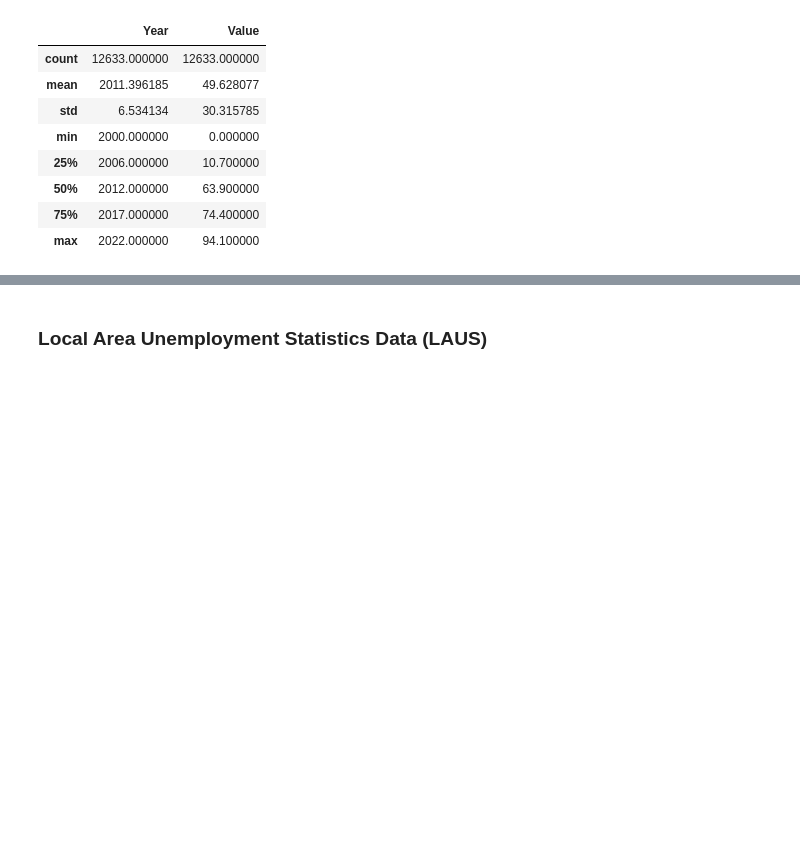
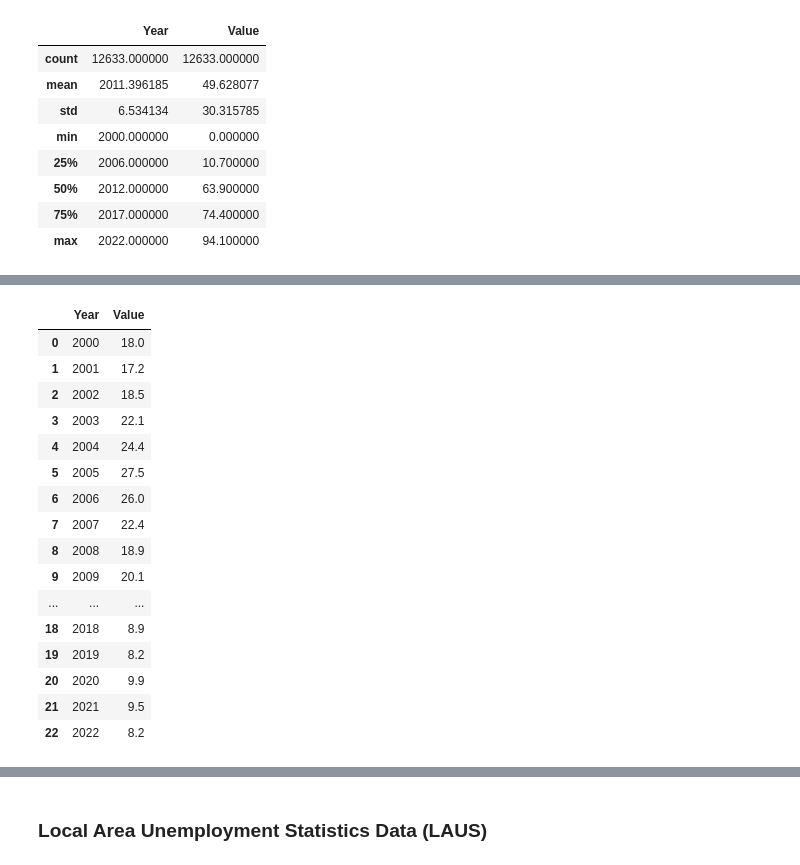
Before and after one commit to Kiirandeep/Capstone, a Jupyter notebook: Script/unemployment_kiran1.ipynb, the cells around one changed output, grey strips where cells are left out. Cells and saved outputs as stored; diff of their text form; code cells hidden in the pictures; blank space fills up the shorter version.

```diff
--- a/Script/unemployment_kiran1.ipynb
+++ b/Script/unemployment_kiran1.ipynb
@@ -67,0 +133,24 @@ plt.plot(oecd_all1['Year'],oecd_all1['Value' == 2012])
+# %%
+oecd_ger = oecd_all1.loc[oecd_all1.Country == 'Germany']
+oecd_ger = oecd_ger.loc[(oecd_ger.Rate== 'Unemployment rate') & (oecd_ger.Gender == 'Total')].reset_index(drop = True)
+
+oecd_ger = oecd_ger.groupby('Year')['Value'].sum().to_frame().reset_index()
+oecd_ger
+# %% [output]
+|  | Year | Value |
+| 0 | 2000 | 18.0 |
+| 1 | 2001 | 17.2 |
+| 2 | 2002 | 18.5 |
+| 3 | 2003 | 22.1 |
+| 4 | 2004 | 24.4 |
+| 5 | 2005 | 27.5 |
+| 6 | 2006 | 26.0 |
+| 7 | 2007 | 22.4 |
+| 8 | 2008 | 18.9 |
+| 9 | 2009 | 20.1 |
+| ... | ... | ... |
+| 18 | 2018 | 8.9 |
+| 19 | 2019 | 8.2 |
+| 20 | 2020 | 9.9 |
+| 21 | 2021 | 9.5 |
+| 22 | 2022 | 8.2 |
```
Also changed, not shown: parts of 30 cells of this notebook.
